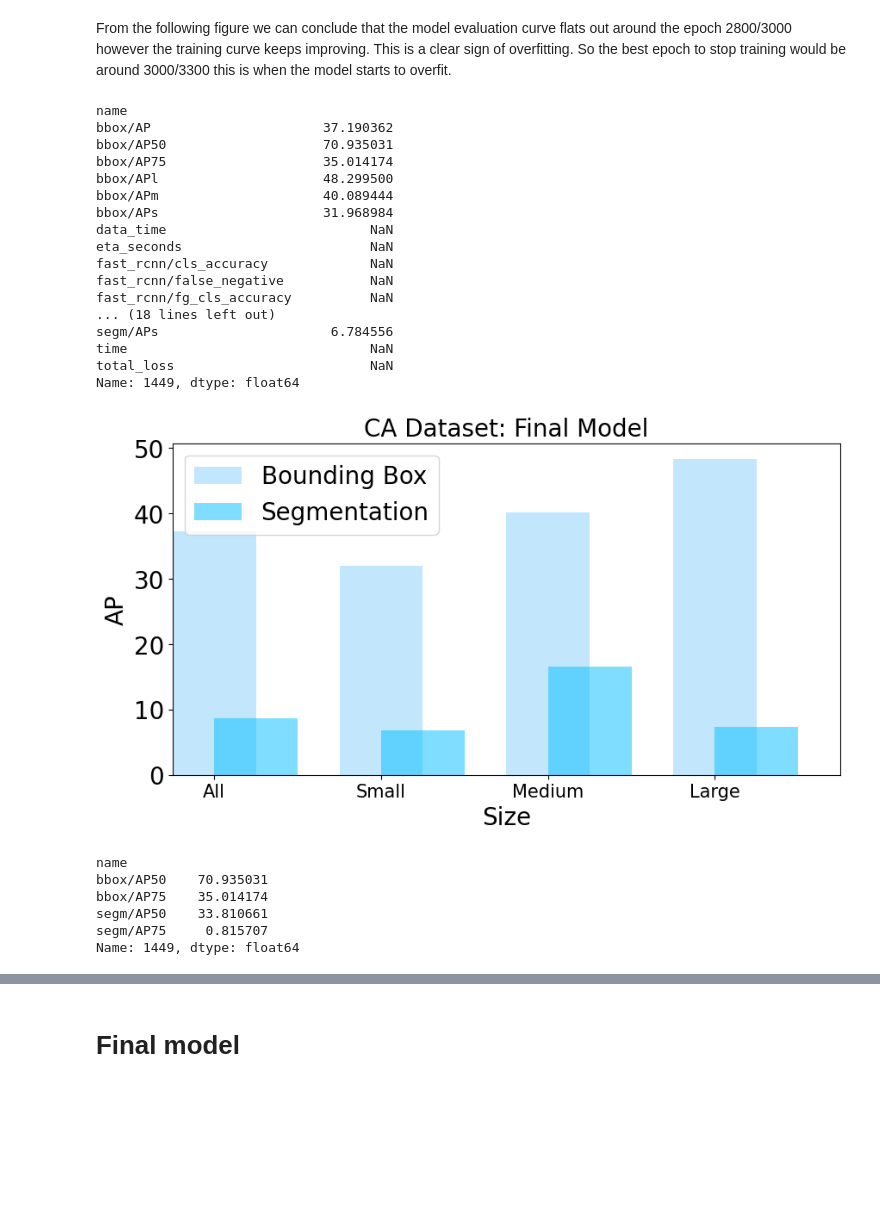
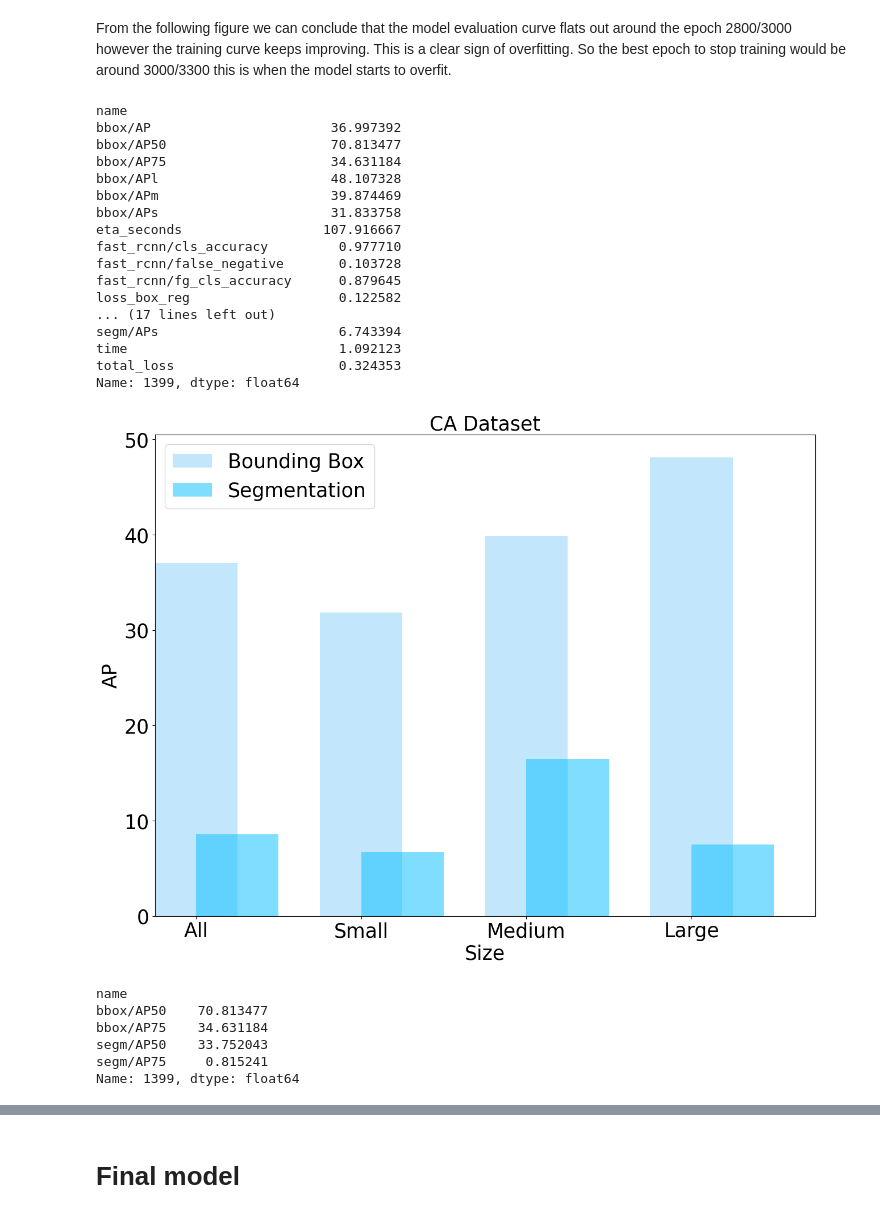
Before and after one commit to femartip/Detection-Microfibres-in-Sludge, a Jupyter notebook: Fine_tuned_Detectron2/Utils/cv_results_CA.ipynb, the cells around one changed output, grey strips where cells are left out. Cells and saved outputs as stored; diff of their text form; code cells hidden in the pictures; blank space fills up the shorter version.

```diff
--- a/Fine_tuned_Detectron2/Utils/cv_results_CA.ipynb
+++ b/Fine_tuned_Detectron2/Utils/cv_results_CA.ipynb
@@ -345,11 +398,12 @@ model_best_0.head()
 | 3 | 1.732598e+09 | roi_head/num_fg_samples | 19 | 4.093750 |
 | 4 | 1.732598e+09 | roi_head/num_bg_samples | 19 | 507.906250 |
 # %%
-model_secondbest_0 = convert_tb_data("./../models/CA_models/bs_16_lr_0.01_bsi_256/0")
-model_secondbest_1 = convert_tb_data("./../models/CA_models/bs_16_lr_0.01_bsi_256/1")
-model_secondbest_2 = convert_tb_data("./../models/CA_models/bs_16_lr_0.01_bsi_256/2")
-model_secondbest_3 = convert_tb_data("./../models/CA_models/bs_16_lr_0.01_bsi_256/3")
-model_secondbest_4 = convert_tb_data("./../models/CA_models/bs_16_lr_0.01_bsi_256/4")
+second_best_model = "bs_16_lr_0.01_bsi_256"
+model_secondbest_0 = convert_tb_data(f"./../models/CA_models/{second_best_model}/0")
+model_secondbest_1 = convert_tb_data(f"./../models/CA_models/{second_best_model}/1")
+model_secondbest_2 = convert_tb_data(f"./../models/CA_models/{second_best_model}/2")
+model_secondbest_3 = convert_tb_data(f"./../models/CA_models/{second_best_model}/3")
+model_secondbest_4 = convert_tb_data(f"./../models/CA_models/{second_best_model}/4")
 model_secondbest_0.head()
 # %% [output]
 |  | wall_time | name | step | value |
@@ -435,3 +489,7 @@ model_secondbest_avg_metrics_eval.head()
 | 199 | 11.203946 | 28.040280 | 5.848321 | 17.839158 | 13.655631 | 10.162003 | NaN | 1362.795972 | ... |
 | 249 | 14.436576 | 34.339283 | 8.477257 | 21.982309 | 17.373088 | 12.512561 | NaN | NaN | ... |
 5 rows × 32 columns
+# %%
+model_secondbest_avg_metrics_eval = model_secondbest_avg_metrics_eval.drop(columns=['data_time'])
+model_secondbest_avg_metrics_eval = model_secondbest_avg_metrics_eval.dropna()
+print(model_secondbest_avg_metrics_eval.head())
@@ -521,19 +597,19 @@ final_model_epoch_3500 = model_secondbest_avg_metrics_eval.iloc[-1]
 final_model_epoch_3500
 # %% [output]
 name
-bbox/AP                      37.190362
-bbox/AP50                    70.935031
-bbox/AP75                    35.014174
-bbox/APl                     48.299500
-bbox/APm                     40.089444
-bbox/APs                     31.968984
-data_time                          NaN
-eta_seconds                        NaN
-fast_rcnn/cls_accuracy             NaN
-fast_rcnn/false_negative           NaN
-fast_rcnn/fg_cls_accuracy          NaN
-... (18 lines left out)
-segm/APs                      6.784556
-time                               NaN
-total_loss                         NaN
-Name: 1449, dtype: float64
+bbox/AP                       36.997392
+bbox/AP50                     70.813477
+bbox/AP75                     34.631184
+bbox/APl                      48.107328
+bbox/APm                      39.874469
+bbox/APs                      31.833758
+eta_seconds                  107.916667
+fast_rcnn/cls_accuracy         0.977710
+fast_rcnn/false_negative       0.103728
+fast_rcnn/fg_cls_accuracy      0.879645
+loss_box_reg                   0.122582
+... (17 lines left out)
+segm/APs                       6.743394
+time                           1.092123
+total_loss                     0.324353
+Name: 1399, dtype: float64
@@ -554,41 +626,41 @@ additional_data = {
 additional_df = pd.DataFrame(additional_data)
 # %%
 # Bar plot for the final model at epoch 3500
-fig, ax = plt.subplots(1, 1, figsize=(10, 5))
+fig, ax = plt.subplots(1, 1, figsize=(15, 11))
 
 bbox_metrics = ['bbox/AP', 'bbox/APs', 'bbox/APm', 'bbox/APl']
 segm_metrics = ['segm/AP', 'segm/APs', 'segm/APm', 'segm/APl']
 # Plotting bbox metrics
 
 final_model_epoch_3500[bbox_metrics].plot(kind='bar', ax=ax, alpha=0.5, label= "Bounding Box", color='lightskyblue', position=0.5)
 
 # Plotting segm metrics
 final_model_epoch_3500[segm_metrics].plot(kind='bar', ax=ax, alpha=0.5, label= "Segmentation", color='deepskyblue', position=0)
 
-ax.legend(fontsize=20)
-ax.set_title('CA Dataset: Final Model', fontsize=20)
-ax.set_ylabel('AP', fontsize=20)
-ax.set_xlabel('Size', fontsize=20)
+ax.legend(fontsize=25)
+ax.set_title('CA Dataset', fontsize=25)
+ax.set_ylabel('AP', fontsize=25)
+ax.set_xlabel('Size', fontsize=25)
 
 # Set font size for y-axis tick labels
 for tick in ax.yaxis.get_major_ticks():
-    tick.label.set_fontsize(20)
+    tick.label.set_fontsize(25)
 
 #Change x-axis labels
-ax.set_xticklabels(['All','Small', 'Medium', 'Large'], rotation=0, fontsize=15)
+ax.set_xticklabels(['All','Small', 'Medium', 'Large'], rotation=0, fontsize=25)
 
 
 
 plt.show()
 # %% [output]
-[figure, old version]
+[figure, new version]
 # %%
-final_model_epoch_3500[['bbox/AP50', 'bbox/AP75', 'segm/AP50', 'segm/AP75']]
+#final_model_epoch_3500[['bbox/AP50', 'bbox/AP75', 'segm/AP50', 'segm/AP75']]
 # %% [output]
 name
-bbox/AP50    70.935031
-bbox/AP75    35.014174
-segm/AP50    33.810661
-segm/AP75     0.815707
-Name: 1449, dtype: float64
+bbox/AP50    70.813477
+bbox/AP75    34.631184
+segm/AP50    33.752043
+segm/AP75     0.815241
+Name: 1399, dtype: float64
 # %%
```
Also changed, not shown: parts of 15 cells of this notebook, 2 other files.
